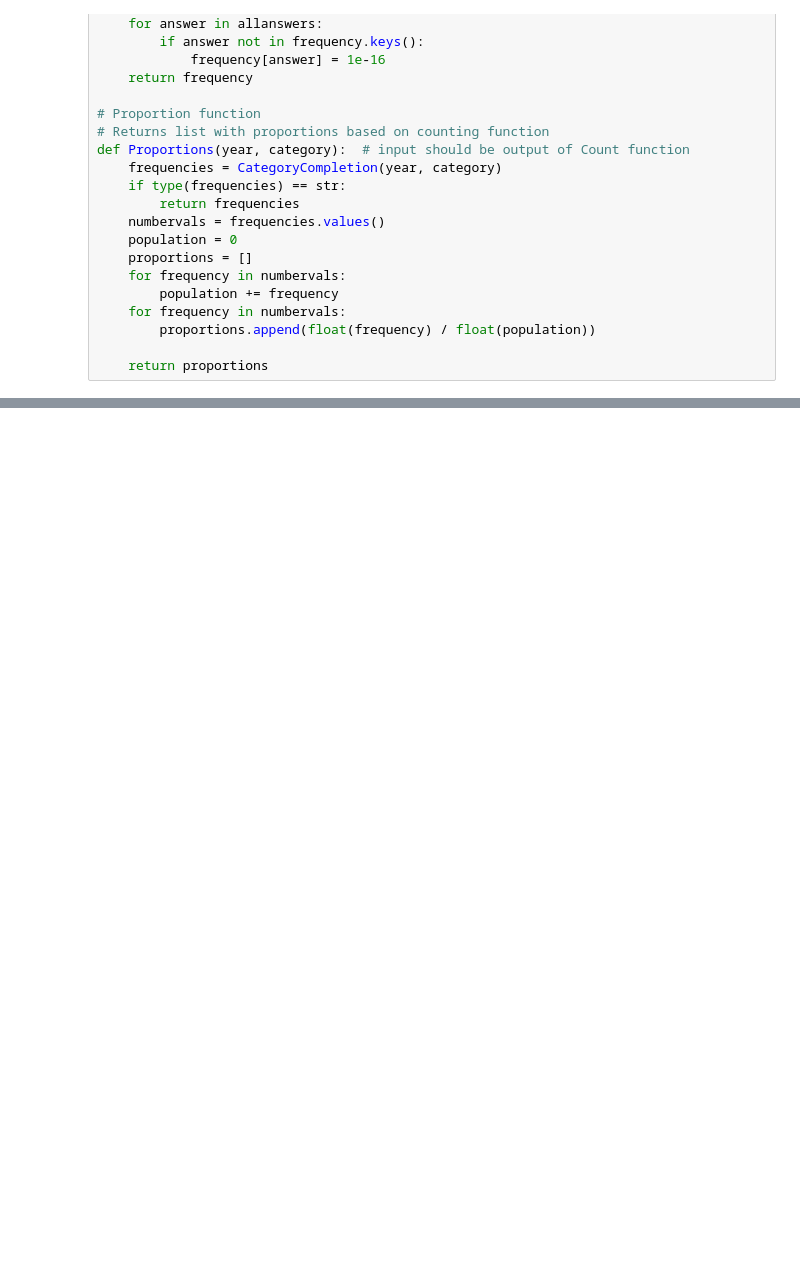
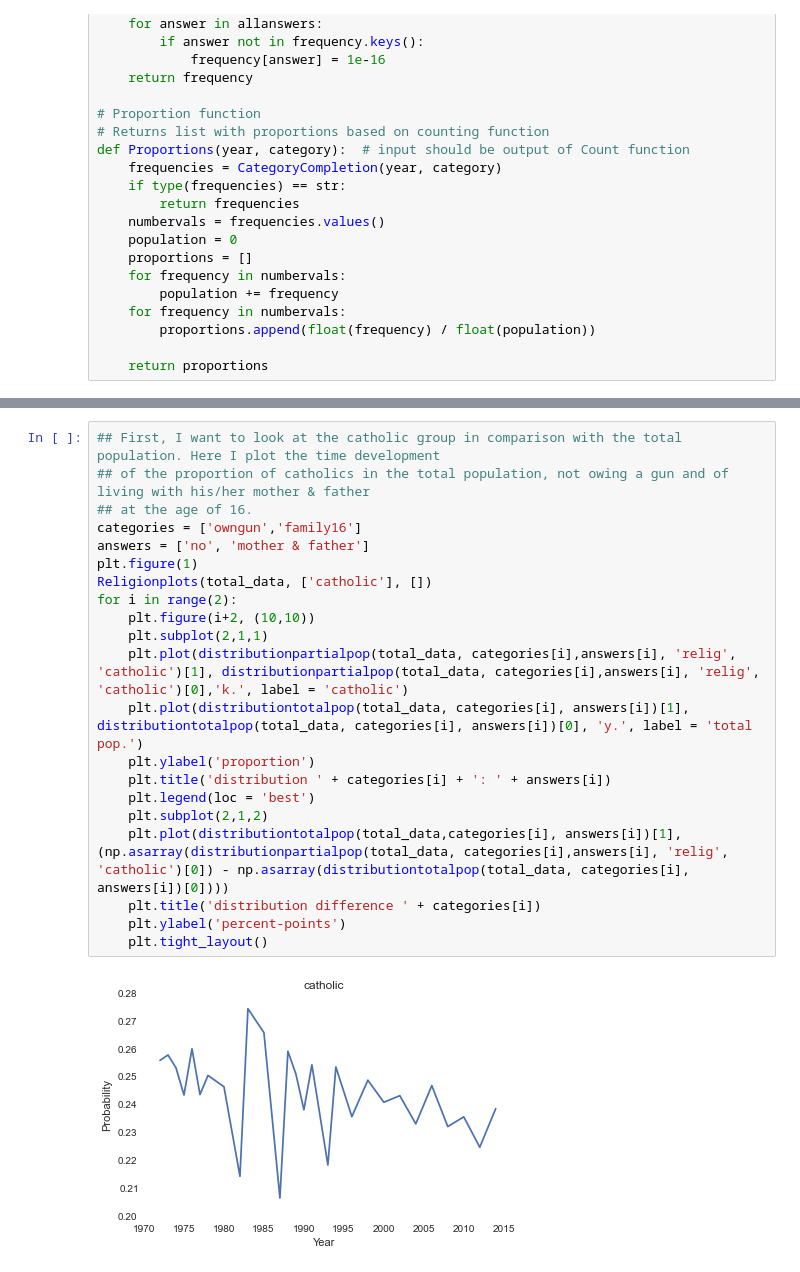
Before and after one commit to JorrenAdvProg/MasterclassBDProject, a Jupyter notebook: BDProject_Bosga_Meijers.ipynb, the cells around one changed output, grey strips where cells are left out. Cells and saved outputs as stored; diff of their text form; blank space fills up the shorter version.

```diff
--- a/BDProject_Bosga_Meijers.ipynb
+++ b/BDProject_Bosga_Meijers.ipynb
@@ -467,0 +325,23 @@ CathPlot()
+# %%
+## First, I want to look at the catholic group in comparison with the total population. Here I plot the time development
+## of the proportion of catholics in the total population, not owing a gun and of living with his/her mother & father
+## at the age of 16.
+categories = ['owngun','family16']
+answers = ['no', 'mother & father']
+plt.figure(1)
+Religionplots(total_data, ['catholic'], [])
+for i in range(2):
+    plt.figure(i+2, (10,10))
+    plt.subplot(2,1,1)
+    plt.plot(distributionpartialpop(total_data, categories[i],answers[i], 'relig', 'catholic')[1], distributionpartialpop(total_data, categories[i],answers[i], 'relig', 'catholic')[0],'k.', label = 'catholic')
+    plt.plot(distributiontotalpop(total_data, categories[i], answers[i])[1], distributiontotalpop(total_data, categories[i], answers[i])[0], 'y.', label = 'total pop.')
+    plt.ylabel('proportion')
+    plt.title('distribution ' + categories[i] + ': ' + answers[i])
+    plt.legend(loc = 'best')
+    plt.subplot(2,1,2)
+    plt.plot(distributiontotalpop(total_data,categories[i], answers[i])[1], (np.asarray(distributionpartialpop(total_data, categories[i],answers[i], 'relig', 'catholic')[0]) - np.asarray(distributiontotalpop(total_data, categories[i], answers[i])[0])))
+    plt.title('distribution difference ' + categories[i])
+    plt.ylabel('percent-points')
+    plt.tight_layout()
+# %% [output]
+[figure, added]
```
Also changed, not shown: parts of 29 cells of this notebook.
